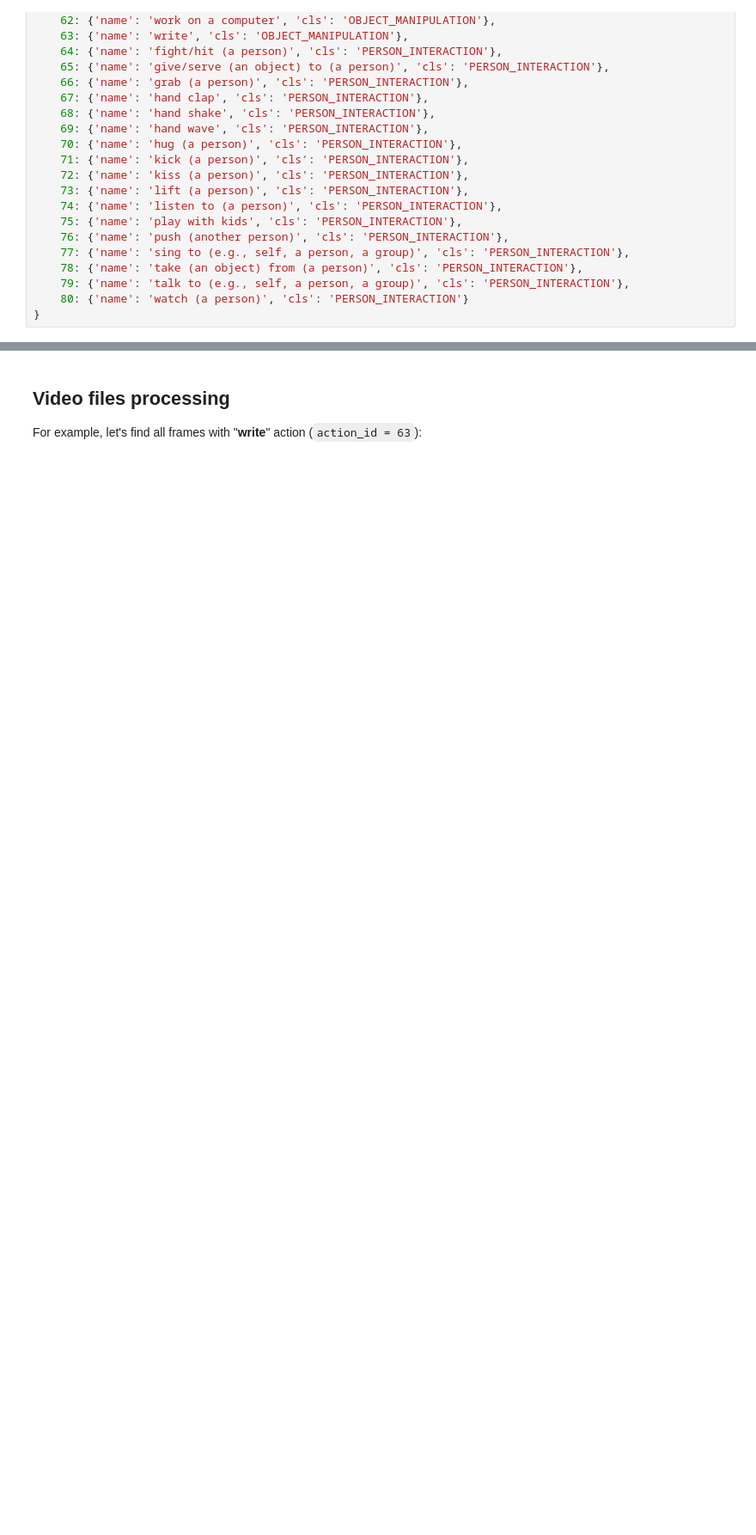
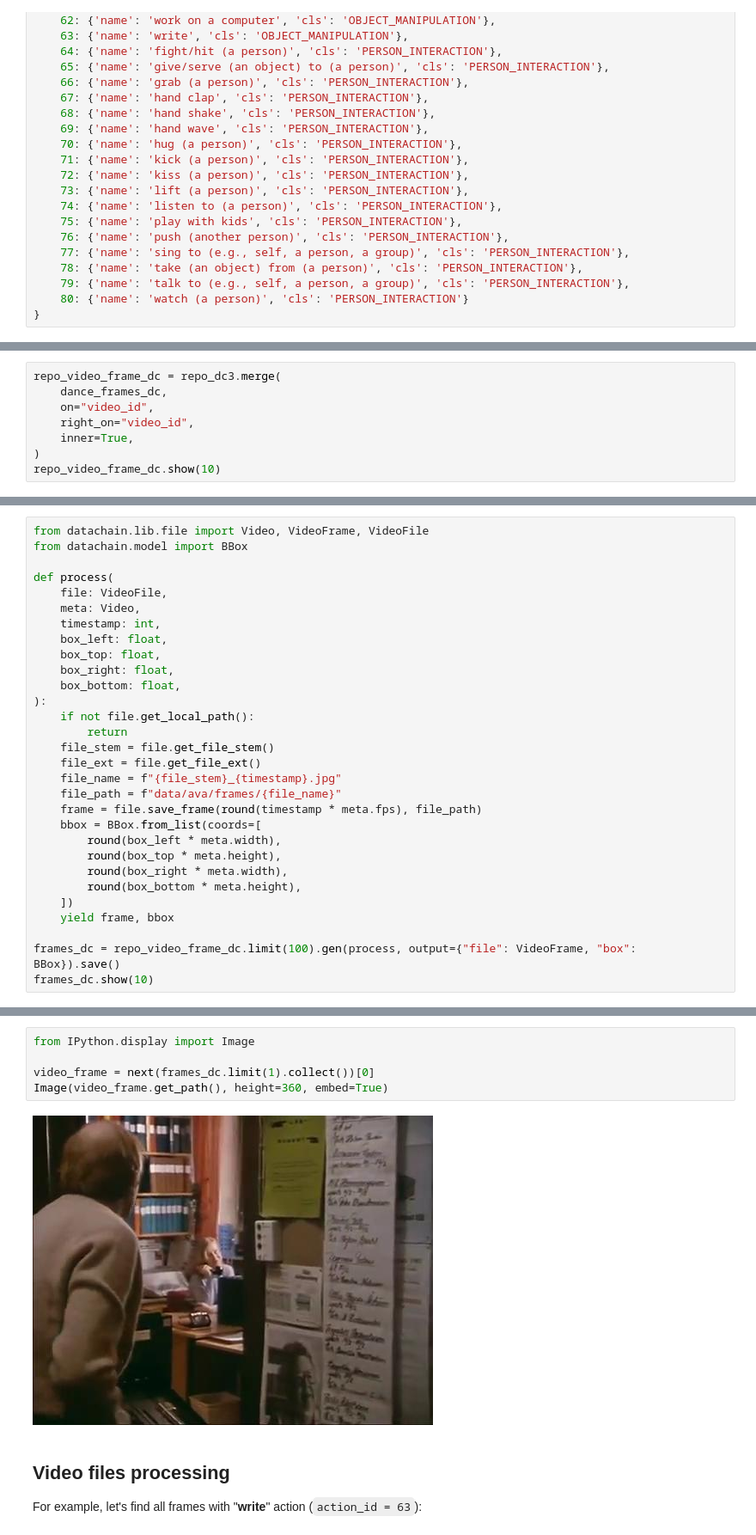
Before and after one commit to datachain-ai/datachain-examples, a Jupyter notebook: video/video.ipynb, the cells around one changed output, grey strips where cells are left out. Shown at 86% size. Cells and saved outputs as stored; diff of their text form; blank space fills up the shorter version.

Commit message:
Update video example

```diff
--- a/video/video.ipynb
+++ b/video/video.ipynb
@@ -248,0 +286,8 @@ actions = {
+# %%
+repo_video_frame_dc = repo_dc3.merge(
+    dance_frames_dc,
+    on="video_id",
+    right_on="video_id",
+    inner=True,
+)
+repo_video_frame_dc.show(10)
@@ -248,0 +310,30 @@ actions = {
+# %%
+from datachain.lib.file import Video, VideoFrame, VideoFile
+from datachain.model import BBox
+
+def process(
+    file: VideoFile,
+    meta: Video,
+    timestamp: int,
+    box_left: float,
+    box_top: float,
+    box_right: float,
+    box_bottom: float,
+):
+    if not file.get_local_path():
+        return
+    file_stem = file.get_file_stem()
+    file_ext = file.get_file_ext()
+    file_name = f"{file_stem}_{timestamp}.jpg"
+    file_path = f"data/ava/frames/{file_name}"
+    frame = file.save_frame(round(timestamp * meta.fps), file_path)
+    bbox = BBox.from_list(coords=[
+        round(box_left * meta.width),
+        round(box_top * meta.height),
+        round(box_right * meta.width),
+        round(box_bottom * meta.height),
+    ])
+    yield frame, bbox
+
+frames_dc = repo_video_frame_dc.limit(100).gen(process, output={"file": VideoFrame, "box": BBox}).save()
+frames_dc.show(10)
@@ -249,3 +357,10 @@ actions = {
+# %%
+from IPython.display import Image
+
+video_frame = next(frames_dc.limit(1).collect())[0]
+Image(video_frame.get_path(), height=360, embed=True)
+# %% [output]
+[figure, added]
 # %% [markdown]
 ## Video files processing
 
```
Also changed, not shown: parts of 41 cells of this notebook.
